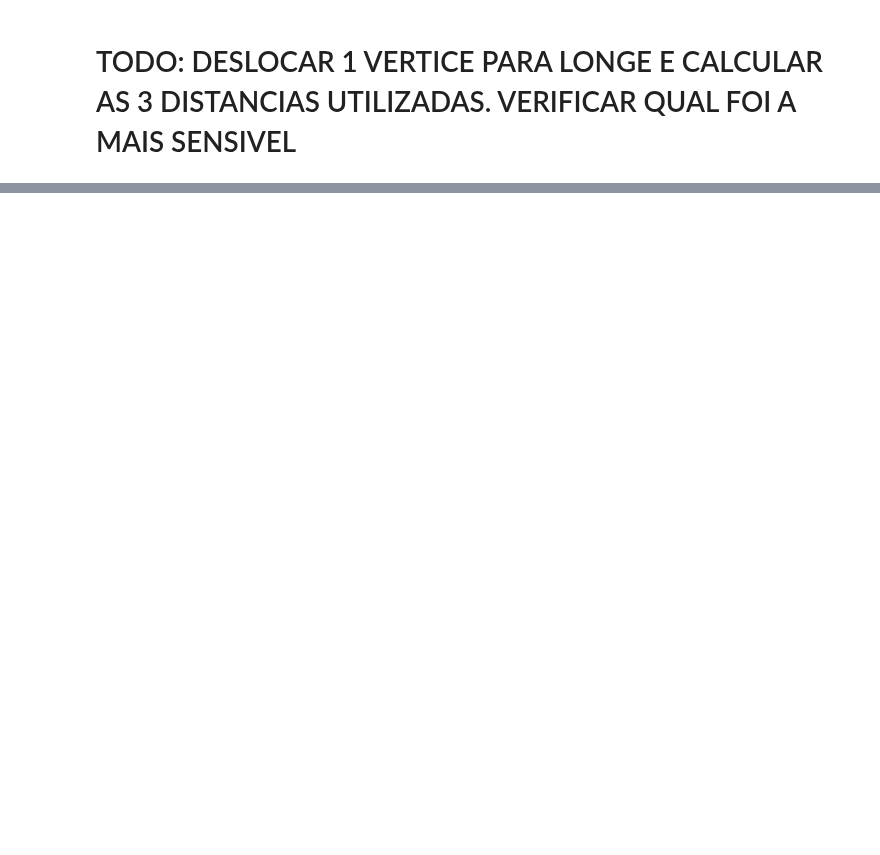
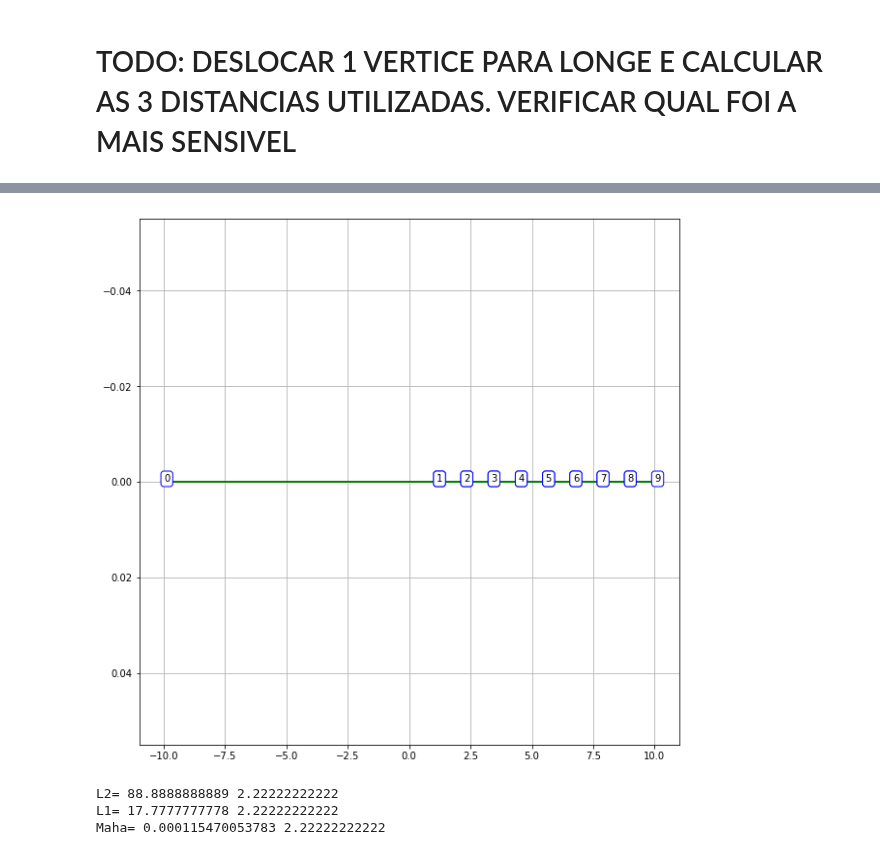
Before and after one commit to EdsonAlonso/EstagioCurricular, a Jupyter notebook: Test_graph.ipynb, the cells around one changed output, grey strips where cells are left out. Saved outputs shown, nothing was run; the diff lists cells and outputs as text; code cells hidden in the pictures; blank space fills up the shorter version.

```diff
--- a/Test_graph.ipynb
+++ b/Test_graph.ipynb
@@ -376,0 +421,30 @@ plt.show()
+# %%
+### Plot da Arvore Minima em coordenadas 2D:
+plt.figure( figsize=(10,10), facecolor='w' )
+bbox_props = dict(boxstyle="round,pad=0.3", fc="white", ec="b", lw=1)
+for (i, j, d) in TSld.edges.data('weight'):
+    xctl = [ xld[i], xld[j] ]
+    yctl = [ yld[i], yld[j] ]
+    plt.annotate( int(node2[i]), xy=(xld[i],yld[i]) , bbox=bbox_props)
+    plt.annotate( int(node2[j]), xy=(xld[j],yld[j]) , bbox=bbox_props)
+    plt.plot(xld,yld,'.-g')
+plt.grid()
+p1 = plt.plot(xld,yld, 'ko', marker='o' )
+plt.gca().invert_yaxis()
+#plt.savefig('L2dist.pdf')
+plt.show()
+# %% [output]
+[figure, added]
+# %%
+#Calculating the phi funtcion and the mean
+#CALCULANDO O PHI VIA A FUNCAO CRIADA
+phi1, dmst1 = distgraph(Rd)
+print('L2=', phi1, dmst1)
+phi2, dmst2 = distgraphl1(Rd)
+print('L1=',phi2, dmst2)
+phi3, dmst3 = distgraphmaha(Rd)
+print('Maha=', phi3, dmst3)
+# %% [output]
+L2= 88.8888888889 2.22222222222
+L1= 17.7777777778 2.22222222222
+Maha= 0.000115470053783 2.22222222222
```
Also changed, not shown: parts of 21 cells of this notebook.
